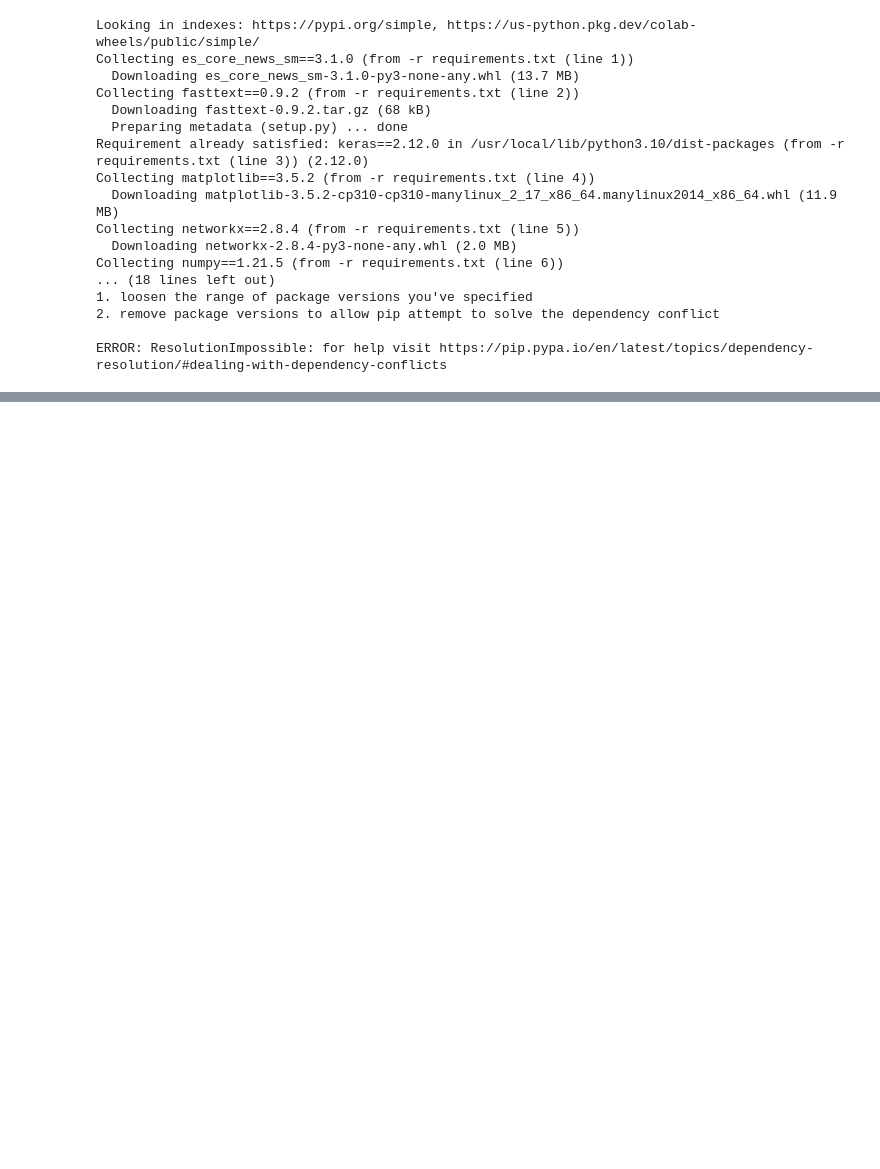
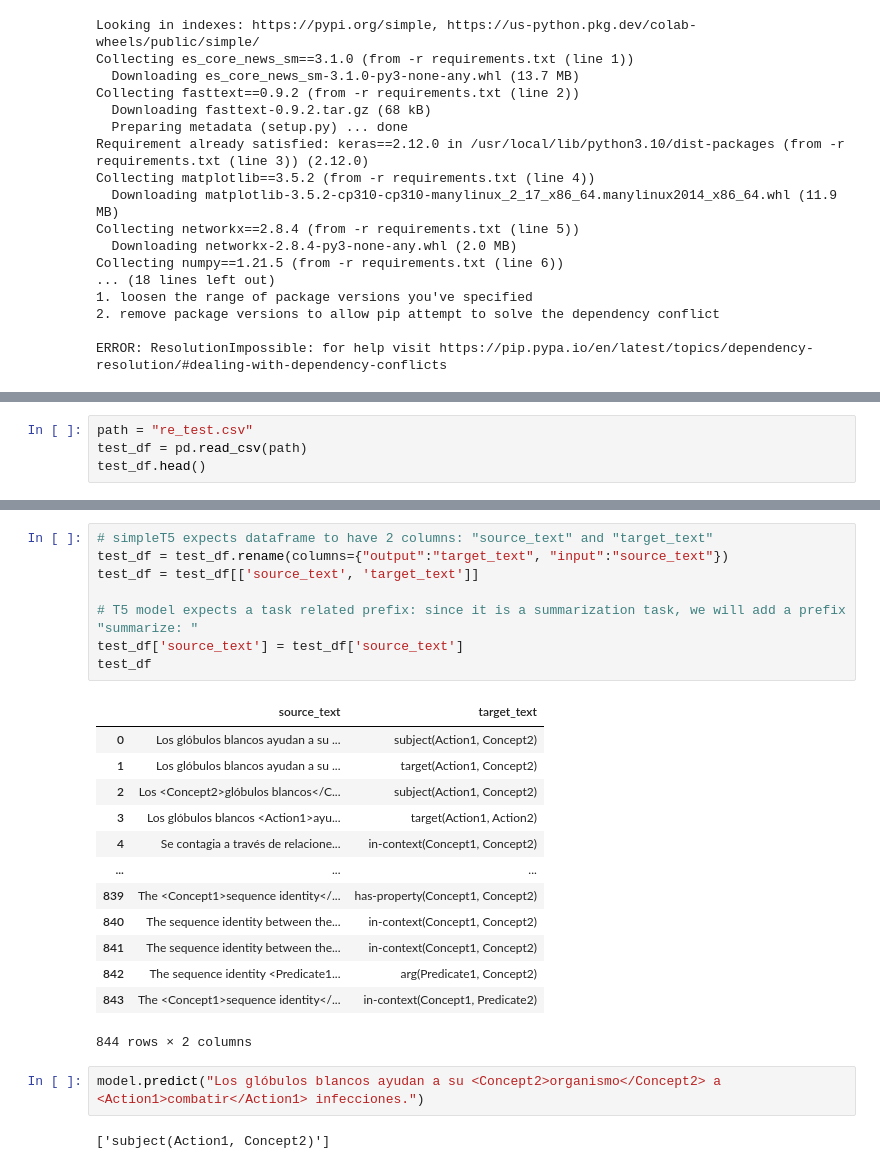
Before and after one commit to rolysr/medical-knowledge-discoverer, a Jupyter notebook: models/T5/SimpleT5_RE_CLF_eHealthKD.ipynb, the cells around one changed output, grey strips where cells are left out. Drawn from its saved outputs; the diff is of its cells as text; blank space fills up the shorter version.

```diff
--- a/models/T5/SimpleT5_RE_CLF_eHealthKD.ipynb
+++ b/models/T5/SimpleT5_RE_CLF_eHealthKD.ipynb
@@ -361,0 +249,4 @@ scenario3_best:run1
+# %%
+path = "re_test.csv"
+test_df = pd.read_csv(path)
+test_df.head()
@@ -361,0 +260,26 @@ scenario3_best:run1
+# %%
+# simpleT5 expects dataframe to have 2 columns: "source_text" and "target_text"
+test_df = test_df.rename(columns={"output":"target_text", "input":"source_text"})
+test_df = test_df[['source_text', 'target_text']]
+
+# T5 model expects a task related prefix: since it is a summarization task, we will add a prefix "summarize: "
+test_df['source_text'] = test_df['source_text']
+test_df
+# %% [output]
+|  | source_text | target_text |
+| 0 | Los glóbulos blancos ayudan a su ... | subject(Action1, Concept2) |
+| 1 | Los glóbulos blancos ayudan a su ... | target(Action1, Concept2) |
+| 2 | Los <Concept2>glóbulos blancos</C... | subject(Action1, Concept2) |
+| 3 | Los glóbulos blancos <Action1>ayu... | target(Action1, Action2) |
+| 4 | Se contagia a través de relacione... | in-context(Concept1, Concept2) |
+| ... | ... | ... |
+| 839 | The <Concept1>sequence identity</... | has-property(Concept1, Concept2) |
+| 840 | The sequence identity between the... | in-context(Concept1, Concept2) |
+| 841 | The sequence identity between the... | in-context(Concept1, Concept2) |
+| 842 | The sequence identity <Predicate1... | arg(Predicate1, Concept2) |
+| 843 | The <Concept1>sequence identity</... | in-context(Concept1, Predicate2) |
+844 rows × 2 columns
+# %%
+model.predict("Los glóbulos blancos ayudan a su <Concept2>organismo</Concept2> a <Action1>combatir</Action1> infecciones.")
+# %% [output]
+['subject(Action1, Concept2)']
```
Also changed, not shown: parts of 23 cells of this notebook.
